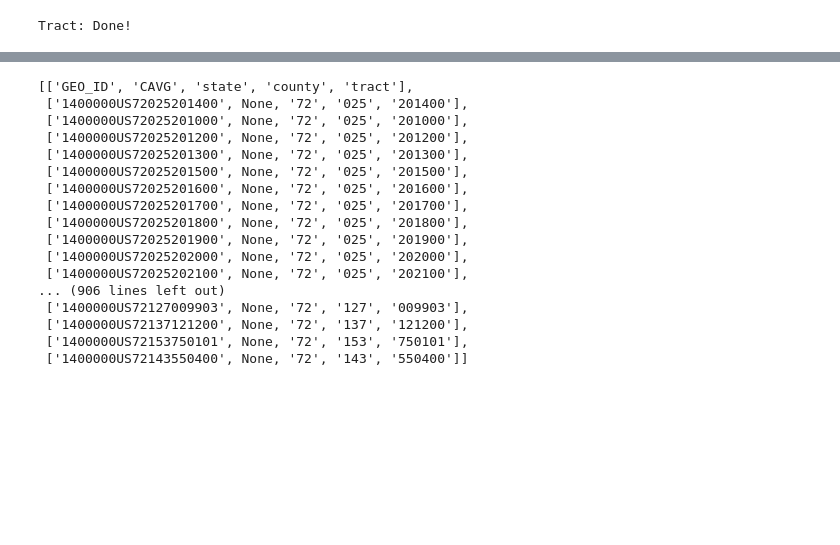
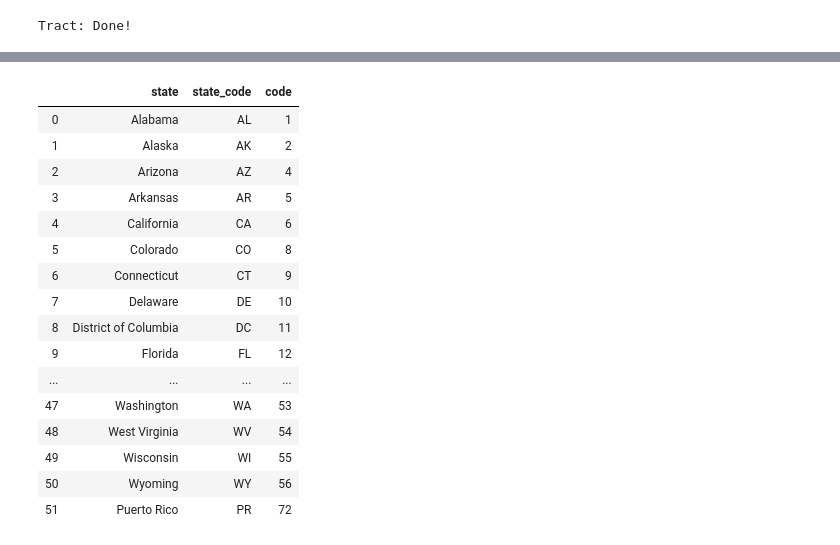
Before and after one commit to Bernacho/NewsCounts-ResponseRates, a Jupyter notebook: responseRates.ipynb, the cells around one changed output, grey strips where cells are left out. Cells and saved outputs as stored; diff of their text form; code cells hidden in the pictures; blank space fills up the shorter version.

```diff
--- a/responseRates.ipynb
+++ b/responseRates.ipynb
@@ -176,20 +174,20 @@ tract_df.to_csv("Data/tracts_response_rates.csv",mode = 'a', header = False,  in
-# %%
-response.json()
-# %% [output]
-[['GEO_ID', 'CAVG', 'state', 'county', 'tract'],
- ['1400000US72025201400', None, '72', '025', '201400'],
- ['1400000US72025201000', None, '72', '025', '201000'],
- ['1400000US72025201200', None, '72', '025', '201200'],
- ['1400000US72025201300', None, '72', '025', '201300'],
- ['1400000US72025201500', None, '72', '025', '201500'],
- ['1400000US72025201600', None, '72', '025', '201600'],
- ['1400000US72025201700', None, '72', '025', '201700'],
- ['1400000US72025201800', None, '72', '025', '201800'],
- ['1400000US72025201900', None, '72', '025', '201900'],
- ['1400000US72025202000', None, '72', '025', '202000'],
- ['1400000US72025202100', None, '72', '025', '202100'],
-... (906 lines left out)
- ['1400000US72127009903', None, '72', '127', '009903'],
- ['1400000US72137121200', None, '72', '137', '121200'],
- ['1400000US72153750101', None, '72', '153', '750101'],
- ['1400000US72143550400', None, '72', '143', '550400']]
+# %%
+states
+# %% [output]
+|  | state | state_code | code |
+| 0 | Alabama | AL | 1 |
+| 1 | Alaska | AK | 2 |
+| 2 | Arizona | AZ | 4 |
+| 3 | Arkansas | AR | 5 |
+| 4 | California | CA | 6 |
+| 5 | Colorado | CO | 8 |
+| 6 | Connecticut | CT | 9 |
+| 7 | Delaware | DE | 10 |
+| 8 | District of Columbia | DC | 11 |
+| 9 | Florida | FL | 12 |
+| ... | ... | ... | ... |
+| 47 | Washington | WA | 53 |
+| 48 | West Virginia | WV | 54 |
+| 49 | Wisconsin | WI | 55 |
+| 50 | Wyoming | WY | 56 |
+| 51 | Puerto Rico | PR | 72 |
```
Also changed, not shown: parts of 13 cells of this notebook, 5 other files.
